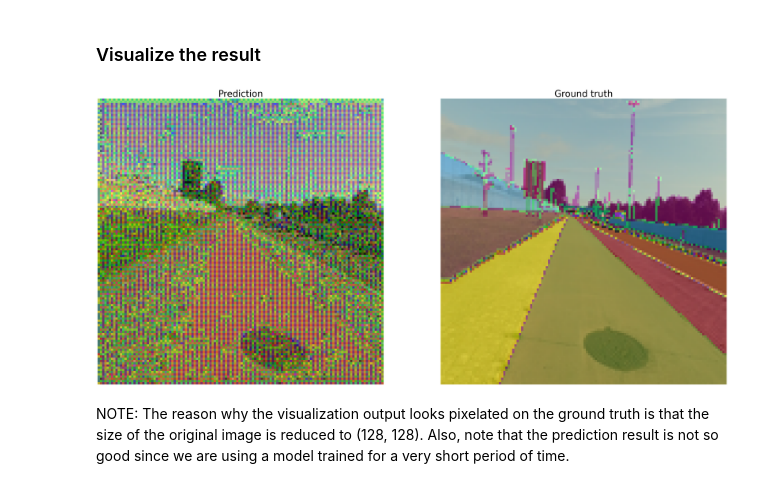
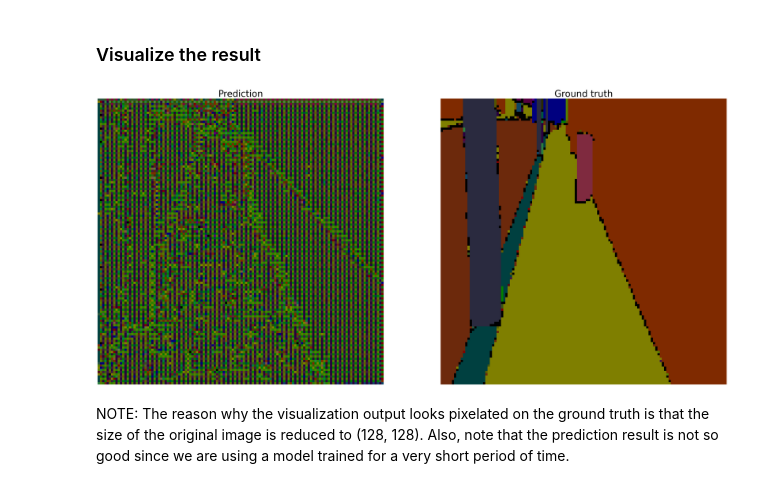
Before and after one commit to deep-diver/semantic-segmentation-ml-pipeline, a Jupyter notebook: notebooks/inference_from_SavedModel.ipynb, the cells around one changed output. Drawn from its saved outputs; the diff is of its cells as text; code cells hidden in the pictures.

```diff
--- a/notebooks/inference_from_SavedModel.ipynb
+++ b/notebooks/inference_from_SavedModel.ipynb
@@ -78,16 +67,10 @@ Dataset parquet downloaded and prepared to /root/.cache/huggingface/datasets/seg
+# %%
+test_image_path = tf.keras.utils.get_file(
+    "test-image.jpg", "https://i.ibb.co/whmGJr4/test-image.jpg"
+)
+
+test_label_path = tf.keras.utils.get_file(
+    "gt-image.jpg", "https://i.ibb.co/nDg4Pxv/test-gt.jpg"
+)
 # %% [markdown]
 ### Get a test image
-# %%
-import numpy as np
-
-test_image = inference[0]["pixel_values"]
-test_gt = inference[0]["label"]
-
-test_image = test_image.resize((128, 128))
-test_gt = test_gt.resize((128, 128))
-print(type(test_image))
-
-input_numpy = np.array(test_image)
-input_tensor = tf.convert_to_tensor(input_numpy)
-input_tensor = input_tensor[tf.newaxis, ...]
-print(input_tensor.shape)
@@ -97,3 +77,22 @@ print(input_tensor.shape)
+# %%
+import numpy as np
+
+with open(test_image_path, "rb") as f:
+    test_image = f.read()
+
+with open(test_label_path, "rb") as f:
+    gt_image = f.read()
+
+test_image = tf.io.decode_jpeg(test_image, channels=3)
+test_gt = tf.io.decode_jpeg(gt_image, channels=1)
+
+test_image = tf.image.resize(test_image, (128, 128))
+test_image = test_image / 255
+test_gt = tf.image.resize(test_gt, (128, 128))
+
+input_numpy = np.array(test_image)
+input_tensor = tf.convert_to_tensor(input_numpy)
+input_tensor = input_tensor[tf.newaxis, ...]
 # %% [markdown]
 ### Get prediction (Logit)
 # %%
@@ -165,23 +166,24 @@ def get_seg_overlay(image, seg):
 # %%
 import matplotlib.pyplot as plt
 
 pred_img = get_seg_overlay(test_image, seg_mask.numpy())
+test_gt = tf.squeeze(test_gt)
 gt_img = get_seg_overlay(test_image, np.array(test_gt))
 
 f, axs = plt.subplots(1, 2)
 f.set_figheight(30)
 f.set_figwidth(50)
 
 axs[0].set_title("Prediction", {"fontsize": 40})
 axs[0].imshow(pred_img)
 axs[0].axis("off")
 axs[1].set_title("Ground truth", {"fontsize": 40})
 axs[1].imshow(gt_img)
 axs[1].axis("off")
 
 plt.show()
 # %% [output]
-[figure, old version]
+[figure, new version]
 # %% [markdown]
 NOTE: The reason why the visualization output looks pixelated on the ground truth is that the size of the original image is reduced to (128, 128). Also, note that the prediction result is not so good since we are using a model trained for a very short period of time.
 # %% [markdown]
```
Also changed, not shown: parts of 14 cells of this notebook.
